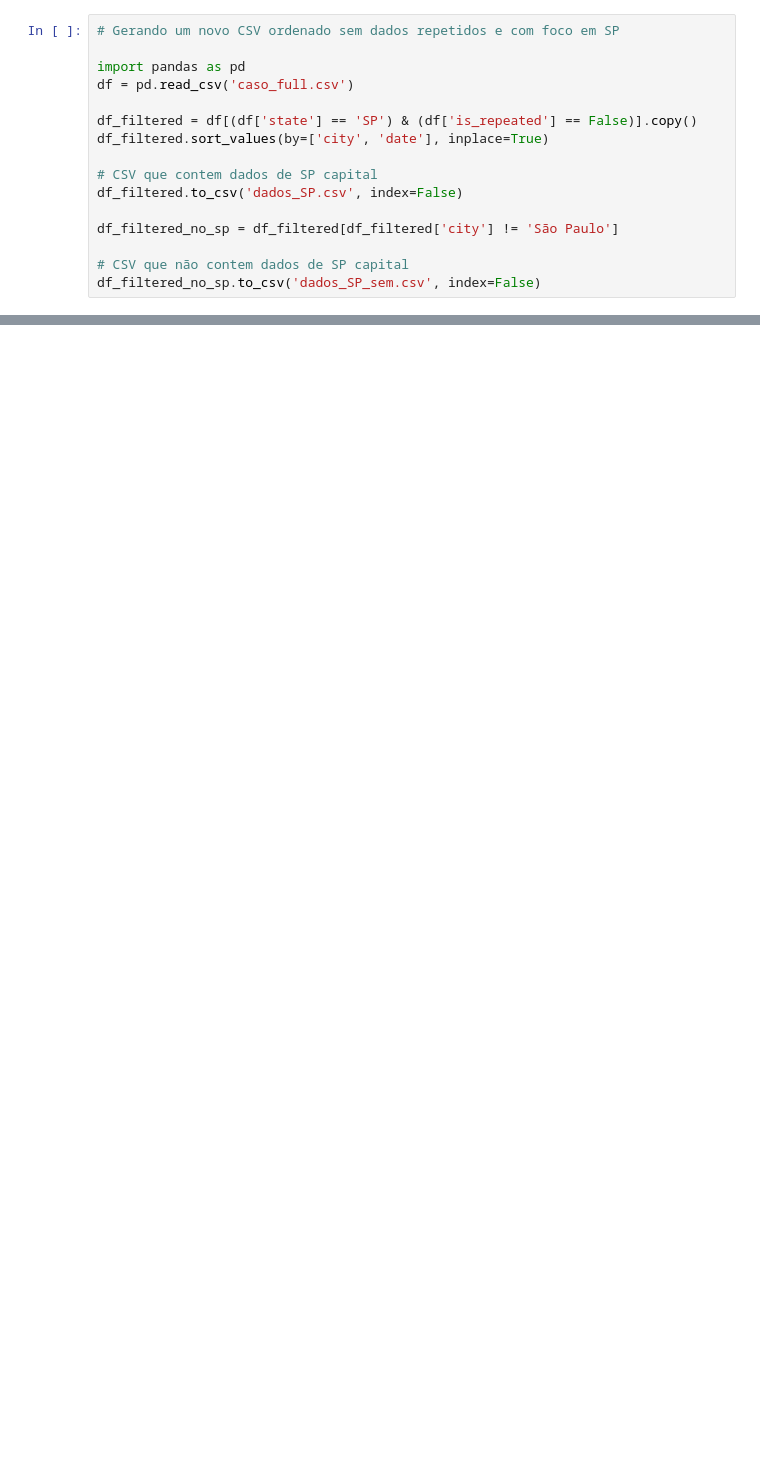
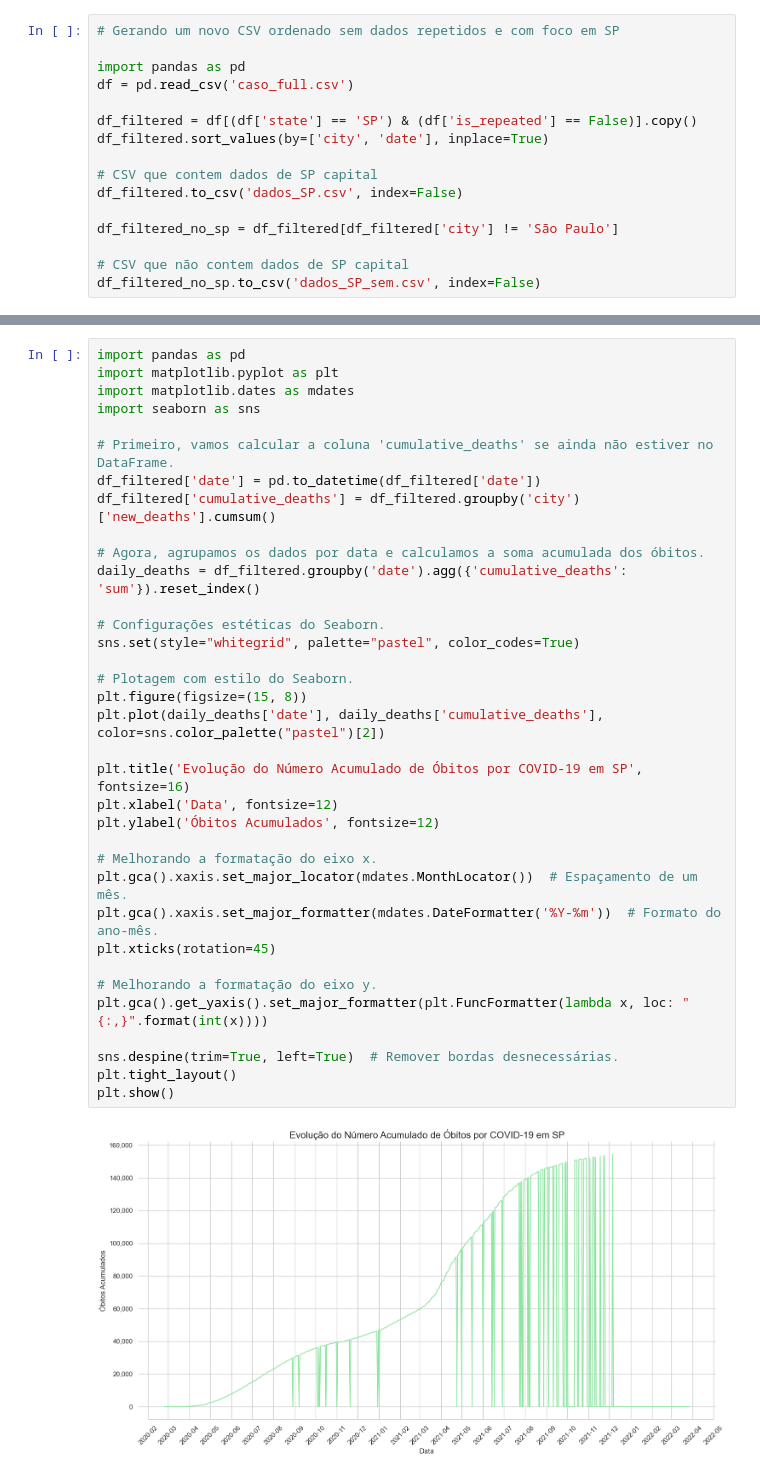
Before and after one commit to gabs4841/Covid-Graficos, a Jupyter notebook: COVID.ipynb, the cells around one changed output, grey strips where cells are left out. Saved outputs shown, nothing was run; the diff lists cells and outputs as text; blank space fills up the shorter version.

```diff
--- a/COVID.ipynb
+++ b/COVID.ipynb
@@ -253,0 +109,37 @@ See the caveats in the documentation: https://pandas.pydata.org/pandas-docs/stab
+# %%
+import pandas as pd
+import matplotlib.pyplot as plt
+import matplotlib.dates as mdates
+import seaborn as sns
+
+# Primeiro, vamos calcular a coluna 'cumulative_deaths' se ainda não estiver no DataFrame.
+df_filtered['date'] = pd.to_datetime(df_filtered['date'])
+df_filtered['cumulative_deaths'] = df_filtered.groupby('city')['new_deaths'].cumsum()
+
+# Agora, agrupamos os dados por data e calculamos a soma acumulada dos óbitos.
+daily_deaths = df_filtered.groupby('date').agg({'cumulative_deaths': 'sum'}).reset_index()
+
+# Configurações estéticas do Seaborn.
+sns.set(style="whitegrid", palette="pastel", color_codes=True)
+
+# Plotagem com estilo do Seaborn.
+plt.figure(figsize=(15, 8))
+plt.plot(daily_deaths['date'], daily_deaths['cumulative_deaths'], color=sns.color_palette("pastel")[2])
+
+plt.title('Evolução do Número Acumulado de Óbitos por COVID-19 em SP', fontsize=16)
+plt.xlabel('Data', fontsize=12)
+plt.ylabel('Óbitos Acumulados', fontsize=12)
+
+# Melhorando a formatação do eixo x.
+plt.gca().xaxis.set_major_locator(mdates.MonthLocator())  # Espaçamento de um mês.
+plt.gca().xaxis.set_major_formatter(mdates.DateFormatter('%Y-%m'))  # Formato do ano-mês.
+plt.xticks(rotation=45)
+
+# Melhorando a formatação do eixo y.
+plt.gca().get_yaxis().set_major_formatter(plt.FuncFormatter(lambda x, loc: "{:,}".format(int(x))))
+
+sns.despine(trim=True, left=True)  # Remover bordas desnecessárias.
+plt.tight_layout()
+plt.show()
+# %% [output]
+[figure, added]
```
Also changed, not shown: parts of 7 cells of this notebook.
